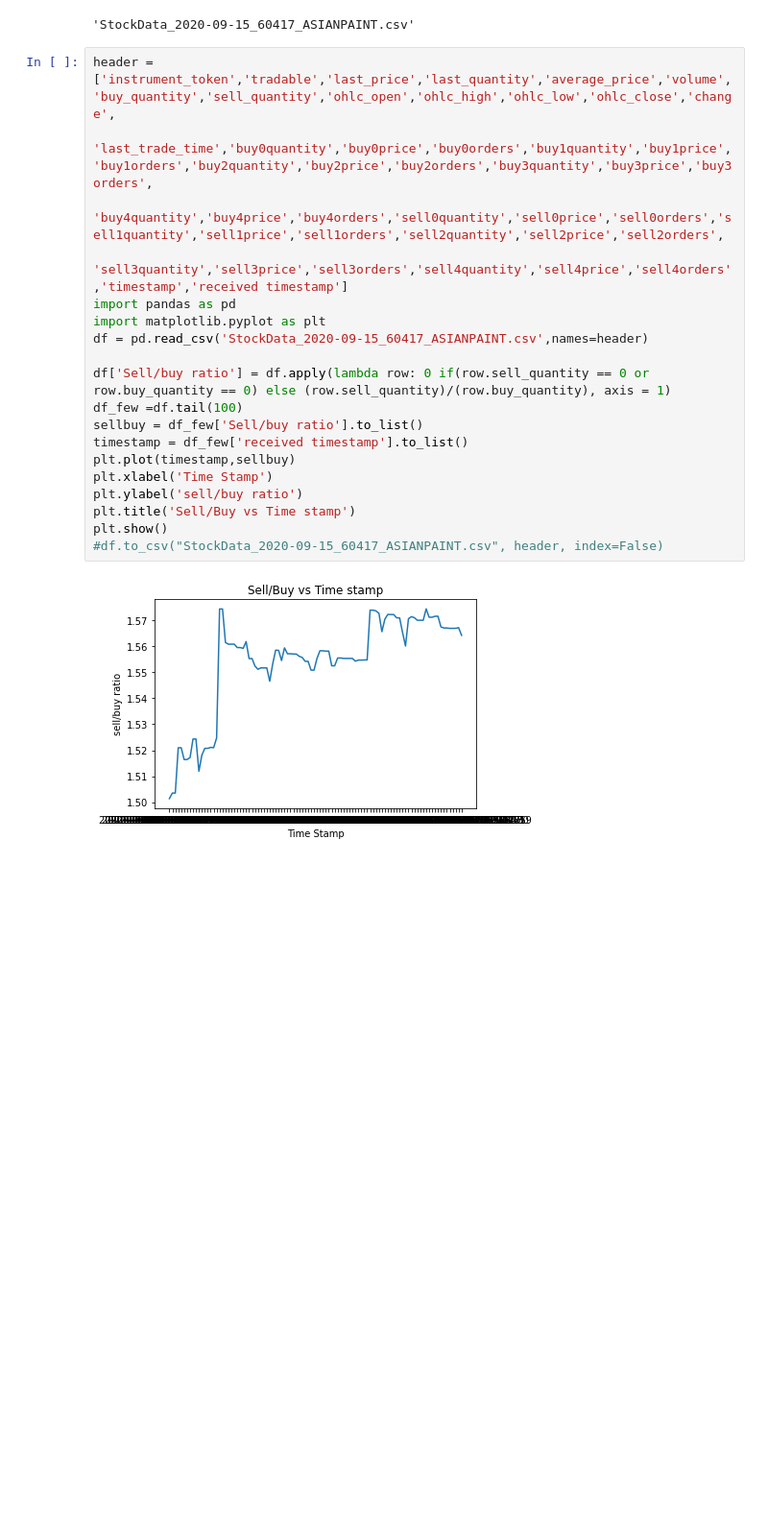
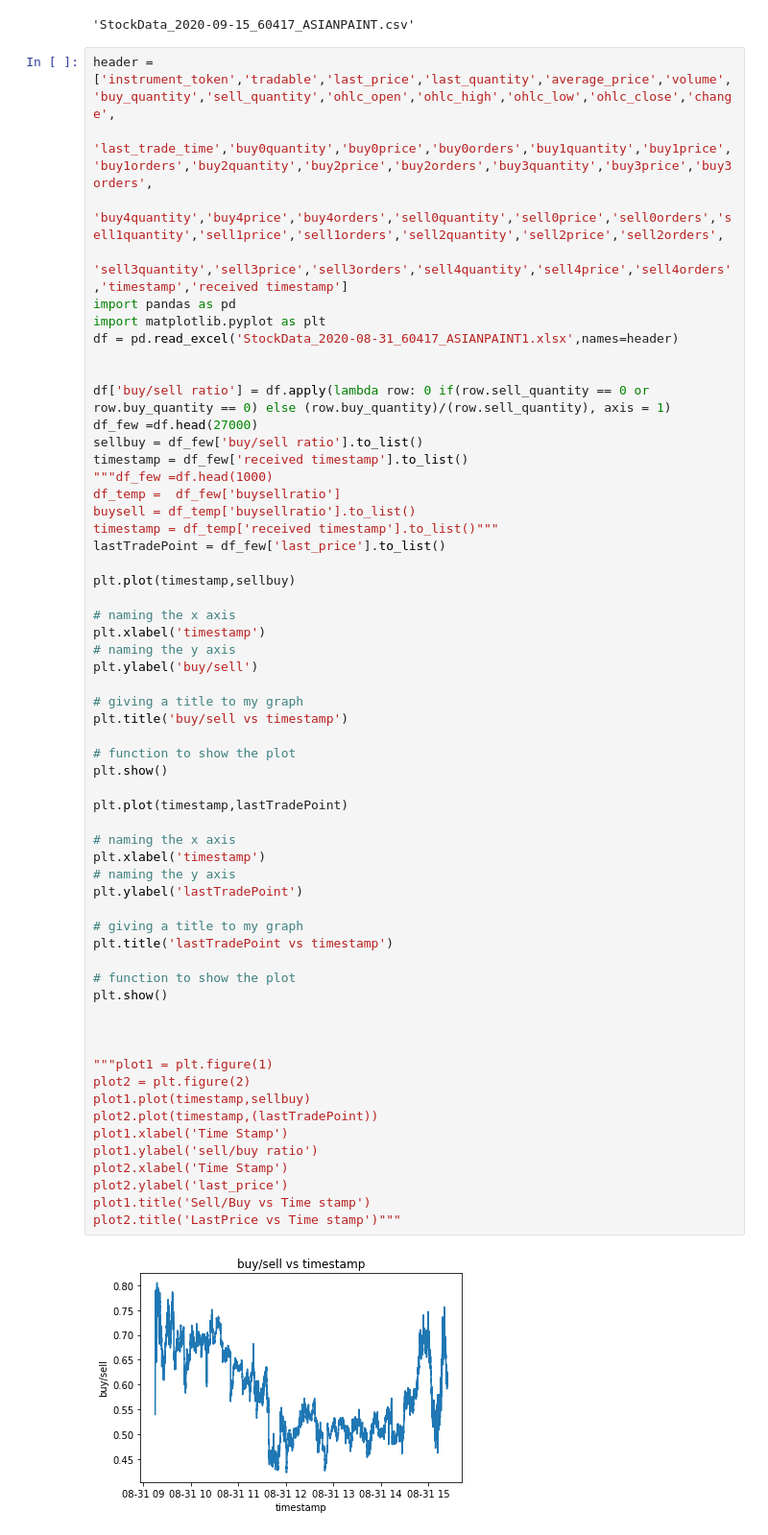
Before and after one commit to sarathkumar000/dataAnalysis, a Jupyter notebook: dataAnalysis.ipynb, the cells around one changed output. Shown at 96% size. Saved outputs shown, nothing was run; the diff lists cells and outputs as text; blank space fills up the shorter version.

```diff
--- a/dataAnalysis.ipynb
+++ b/dataAnalysis.ipynb
@@ -8,21 +8,60 @@ file1.name
 # %%
 header = ['instrument_token','tradable','last_price','last_quantity','average_price','volume','buy_quantity','sell_quantity','ohlc_open','ohlc_high','ohlc_low','ohlc_close','change',
           'last_trade_time','buy0quantity','buy0price','buy0orders','buy1quantity','buy1price','buy1orders','buy2quantity','buy2price','buy2orders','buy3quantity','buy3price','buy3orders',
           'buy4quantity','buy4price','buy4orders','sell0quantity','sell0price','sell0orders','sell1quantity','sell1price','sell1orders','sell2quantity','sell2price','sell2orders',
           'sell3quantity','sell3price','sell3orders','sell4quantity','sell4price','sell4orders','timestamp','received timestamp']
 import pandas as pd
 import matplotlib.pyplot as plt
-df = pd.read_csv('StockData_2020-09-15_60417_ASIANPAINT.csv',names=header)
+df = pd.read_excel('StockData_2020-08-31_60417_ASIANPAINT1.xlsx',names=header)
 
-df['Sell/buy ratio'] = df.apply(lambda row: 0 if(row.sell_quantity == 0 or row.buy_quantity == 0) else (row.sell_quantity)/(row.buy_quantity), axis = 1)
-df_few =df.tail(100)
-sellbuy = df_few['Sell/buy ratio'].to_list()
+
+df['buy/sell ratio'] = df.apply(lambda row: 0 if(row.sell_quantity == 0 or row.buy_quantity == 0) else (row.buy_quantity)/(row.sell_quantity), axis = 1)
+df_few =df.head(27000)
+sellbuy = df_few['buy/sell ratio'].to_list()
 timestamp = df_few['received timestamp'].to_list()
+"""df_few =df.head(1000)
+df_temp =  df_few['buysellratio']
+buysell = df_temp['buysellratio'].to_list()
+timestamp = df_temp['received timestamp'].to_list()"""
+lastTradePoint = df_few['last_price'].to_list()
+
 plt.plot(timestamp,sellbuy)
-plt.xlabel('Time Stamp')
-plt.ylabel('sell/buy ratio')
-plt.title('Sell/Buy vs Time stamp')
+
+# naming the x axis
+plt.xlabel('timestamp')
+# naming the y axis
+plt.ylabel('buy/sell')
+
+# giving a title to my graph
+plt.title('buy/sell vs timestamp')
+
+# function to show the plot
 plt.show()
-#df.to_csv("StockData_2020-09-15_60417_ASIANPAINT.csv", header, index=False)
+
+plt.plot(timestamp,lastTradePoint)
+
+# naming the x axis
+plt.xlabel('timestamp')
+# naming the y axis
+plt.ylabel('lastTradePoint')
+
+# giving a title to my graph
+plt.title('lastTradePoint vs timestamp')
+
+# function to show the plot
+plt.show()
+
+
+
+"""plot1 = plt.figure(1)
+plot2 = plt.figure(2)
+plot1.plot(timestamp,sellbuy)
+plot2.plot(timestamp,(lastTradePoint))
+plot1.xlabel('Time Stamp')
+plot1.ylabel('sell/buy ratio')
+plot2.xlabel('Time Stamp')
+plot2.ylabel('last_price')
+plot1.title('Sell/Buy vs Time stamp')
+plot2.title('LastPrice vs Time stamp')"""
 # %% [output]
-[figure, old version]
+[figure, new version]
```
Also changed, not shown: parts of 1 cell of this notebook.
